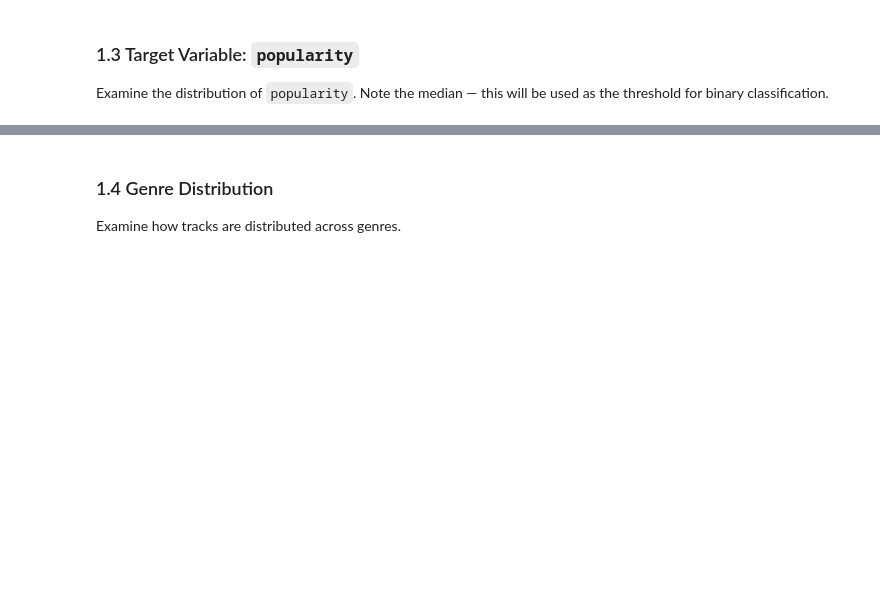
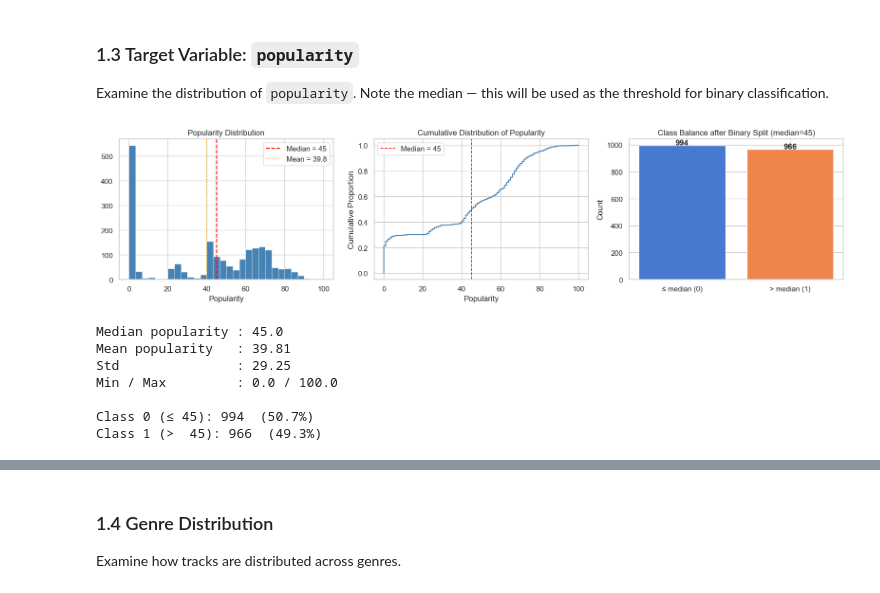
Before and after one commit to CallanMark/Data-Mining-Project, a Jupyter notebook: implementation.ipynb, the cells around one changed output, grey strips where cells are left out. Cells and saved outputs as stored; diff of their text form; code cells hidden in the pictures; blank space fills up the shorter version.

```diff
--- a/implementation.ipynb
+++ b/implementation.ipynb
@@ -27,3 +206,54 @@ Visualise the distribution of each numeric feature. Comment on skew, outliers, a
 ### 1.3 Target Variable: `popularity`
 
 Examine the distribution of `popularity`. Note the median — this will be used as the threshold for binary classification.
+# %%
+pop = df["popularity"].dropna()
+m = pop.median()
+
+fig, axes = plt.subplots(1, 3, figsize=(16, 4))
+
+# Histogram with median line
+axes[0].hist(pop, bins=30, edgecolor="white", linewidth=0.4, color="steelblue")
+axes[0].axvline(m, color="red", linestyle="--", linewidth=1.5, label=f"Median = {m:.0f}")
+axes[0].axvline(pop.mean(), color="orange", linestyle=":", linewidth=1.5, label=f"Mean = {pop.mean():.1f}")
+axes[0].set_title("Popularity Distribution")
+axes[0].set_xlabel("Popularity")
+axes[0].legend()
+
+# CDF
+sorted_pop = np.sort(pop)
+cdf = np.arange(1, len(sorted_pop) + 1) / len(sorted_pop)
+axes[1].plot(sorted_pop, cdf, color="steelblue")
+axes[1].axvline(m, color="red", linestyle="--", linewidth=1.2, label=f"Median = {m:.0f}")
+axes[1].set_title("Cumulative Distribution of Popularity")
+axes[1].set_xlabel("Popularity")
+axes[1].set_ylabel("Cumulative Proportion")
+axes[1].legend()
+
+# Binary split preview
+pop_binary = (pop > m).astype(int)
+counts = pop_binary.value_counts().sort_index()
+axes[2].bar(["≤ median (0)", "> median (1)"], counts.values, color=["#4878d0", "#ee854a"])
+axes[2].set_title(f"Class Balance after Binary Split (median={m:.0f})")
+axes[2].set_ylabel("Count")
+for i, v in enumerate(counts.values):
+    axes[2].text(i, v + 5, str(v), ha="center", fontweight="bold")
+
+plt.tight_layout()
+plt.show()
+
+print(f"Median popularity : {m}")
+print(f"Mean popularity   : {pop.mean():.2f}")
+print(f"Std               : {pop.std():.2f}")
+print(f"Min / Max         : {pop.min()} / {pop.max()}")
+print(f"\nClass 0 (≤ {m:.0f}): {counts[0]}  ({100*counts[0]/len(pop_binary):.1f}%)")
+print(f"Class 1 (>  {m:.0f}): {counts[1]}  ({100*counts[1]/len(pop_binary):.1f}%)")
+# %% [output]
+[figure, added]
+Median popularity : 45.0
+Mean popularity   : 39.81
+Std               : 29.25
+Min / Max         : 0.0 / 100.0
+
+Class 0 (≤ 45): 994  (50.7%)
+Class 1 (>  45): 966  (49.3%)
```
Also changed, not shown: parts of 18 cells of this notebook.
